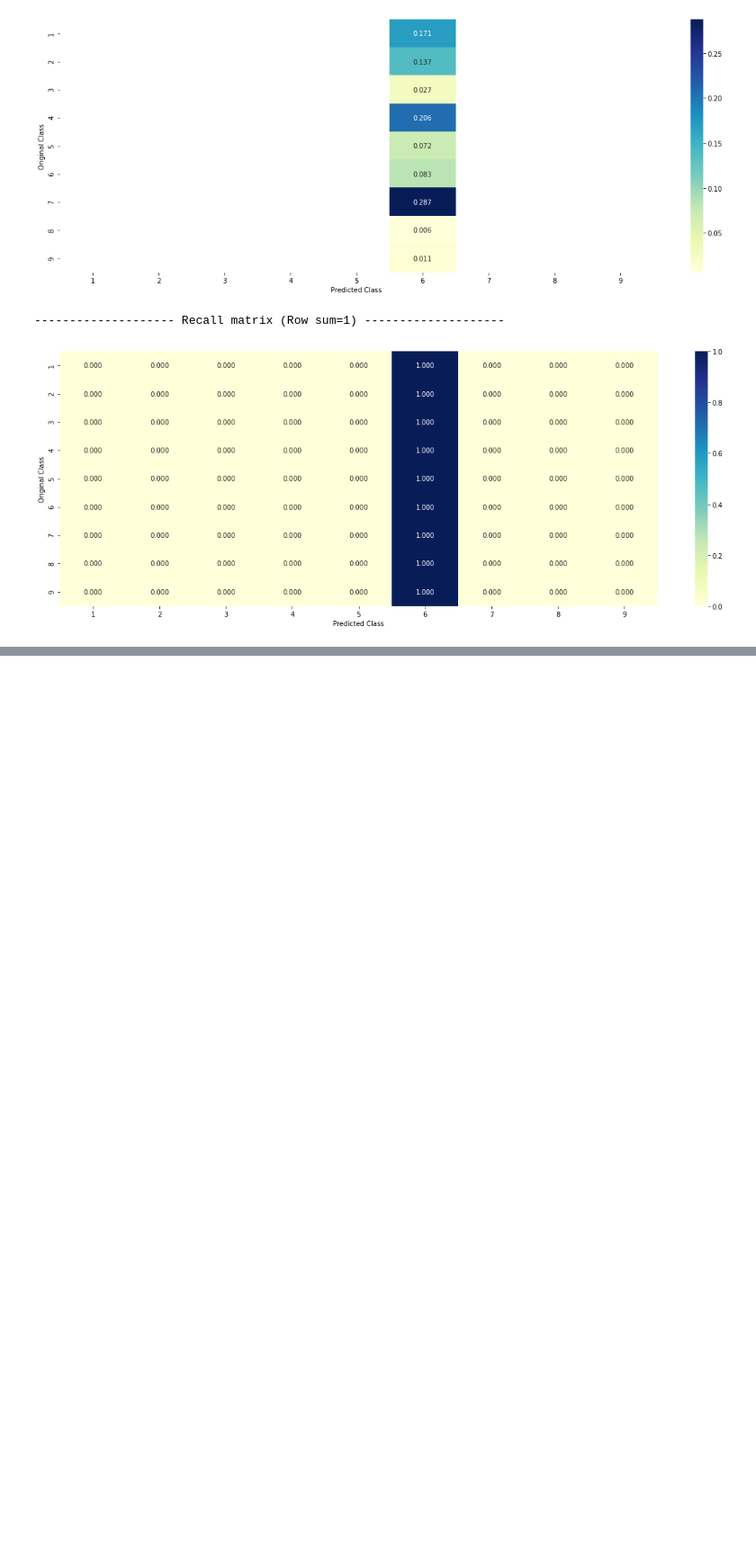
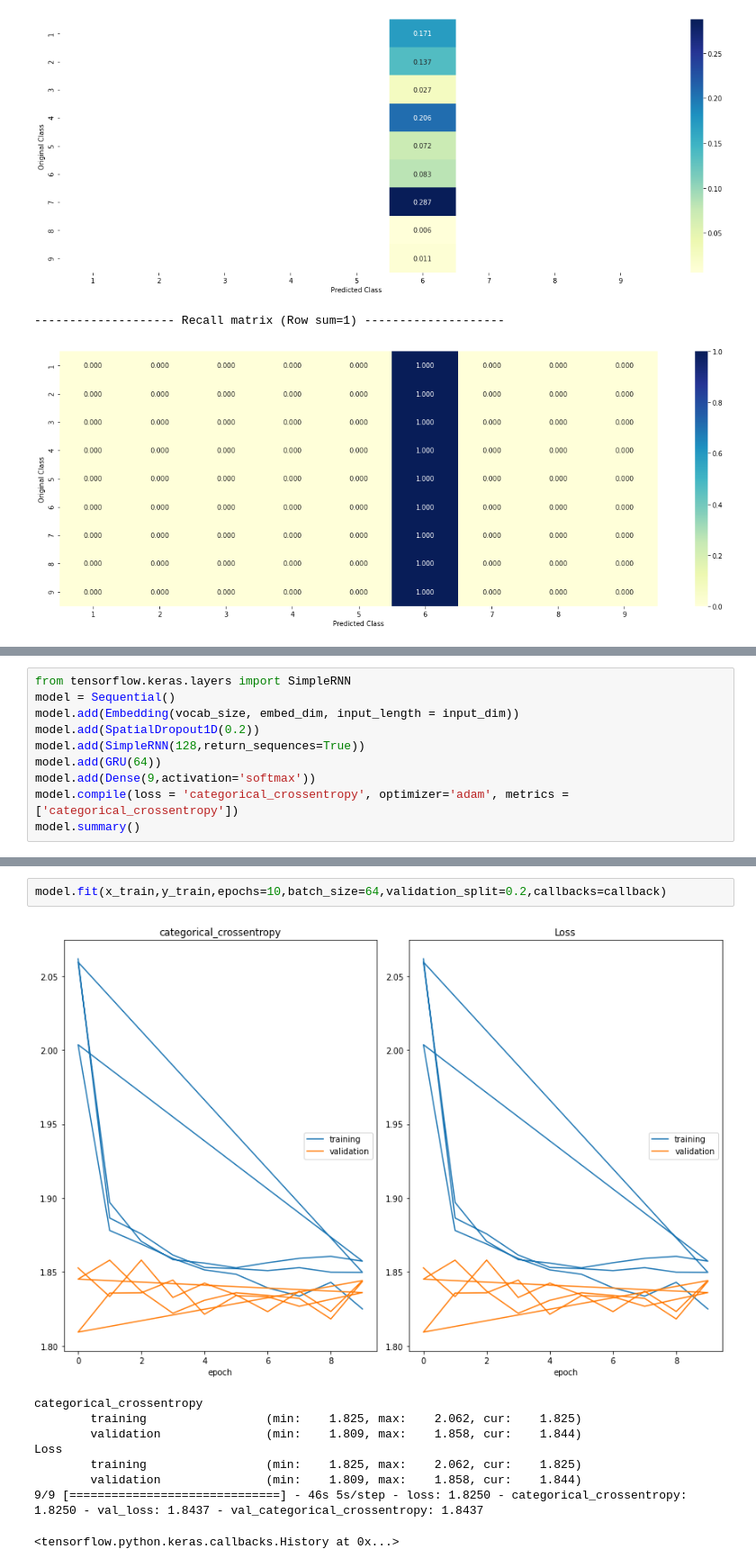
Before and after one commit to seanbenhur/personalized_cancer_diagnosis, a Jupyter notebook: Personalized_Cancer_Diagnosis_using_DL.ipynb, the cells around one changed output, grey strips where cells are left out. Shown at 90% size. Cells and saved outputs as stored; diff of their text form; blank space fills up the shorter version.

```diff
--- a/Personalized_Cancer_Diagnosis_using_DL.ipynb
+++ b/Personalized_Cancer_Diagnosis_using_DL.ipynb
@@ -240,0 +306,10 @@ plot_confusion_matrix((classes[np.argmax(y_test, axis=1)]),pred_indices)
+# %%
+from tensorflow.keras.layers import SimpleRNN
+model = Sequential()
+model.add(Embedding(vocab_size, embed_dim, input_length = input_dim))
+model.add(SpatialDropout1D(0.2))
+model.add(SimpleRNN(128,return_sequences=True))
+model.add(GRU(64))
+model.add(Dense(9,activation='softmax'))
+model.compile(loss = 'categorical_crossentropy', optimizer='adam', metrics = ['categorical_crossentropy'])
+model.summary()
@@ -240,0 +335,12 @@ plot_confusion_matrix((classes[np.argmax(y_test, axis=1)]),pred_indices)
+# %%
+model.fit(x_train,y_train,epochs=10,batch_size=64,validation_split=0.2,callbacks=callback)
+# %% [output]
+[figure, added]
+categorical_crossentropy
+        training                 (min:    1.825, max:    2.062, cur:    1.825)
+        validation               (min:    1.809, max:    1.858, cur:    1.844)
+Loss
+        training                 (min:    1.825, max:    2.062, cur:    1.825)
+        validation               (min:    1.809, max:    1.858, cur:    1.844)
+9/9 [==============================] - 46s 5s/step - loss: 1.8250 - categorical_crossentropy: 1.8250 - val_loss: 1.8437 - val_categorical_crossentropy: 1.8437
+<tensorflow.python.keras.callbacks.History at 0x...>
```
Also changed, not shown: parts of 13 cells of this notebook.
